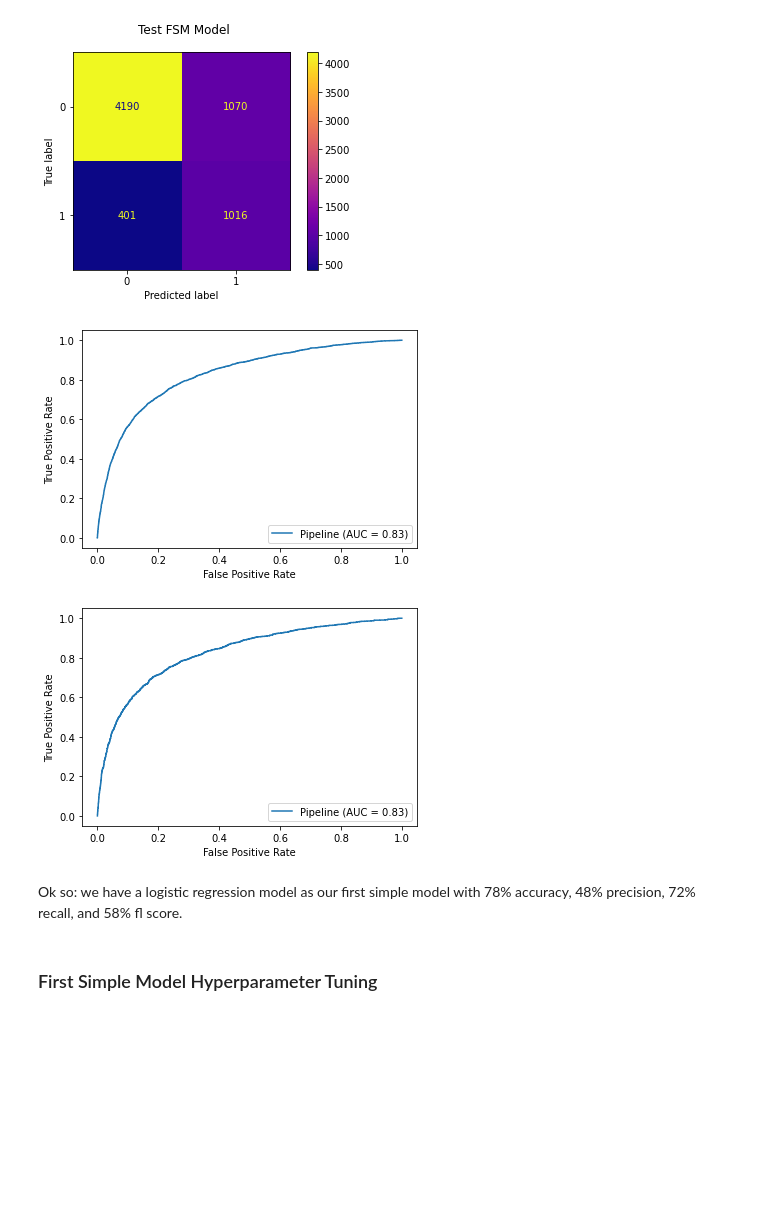
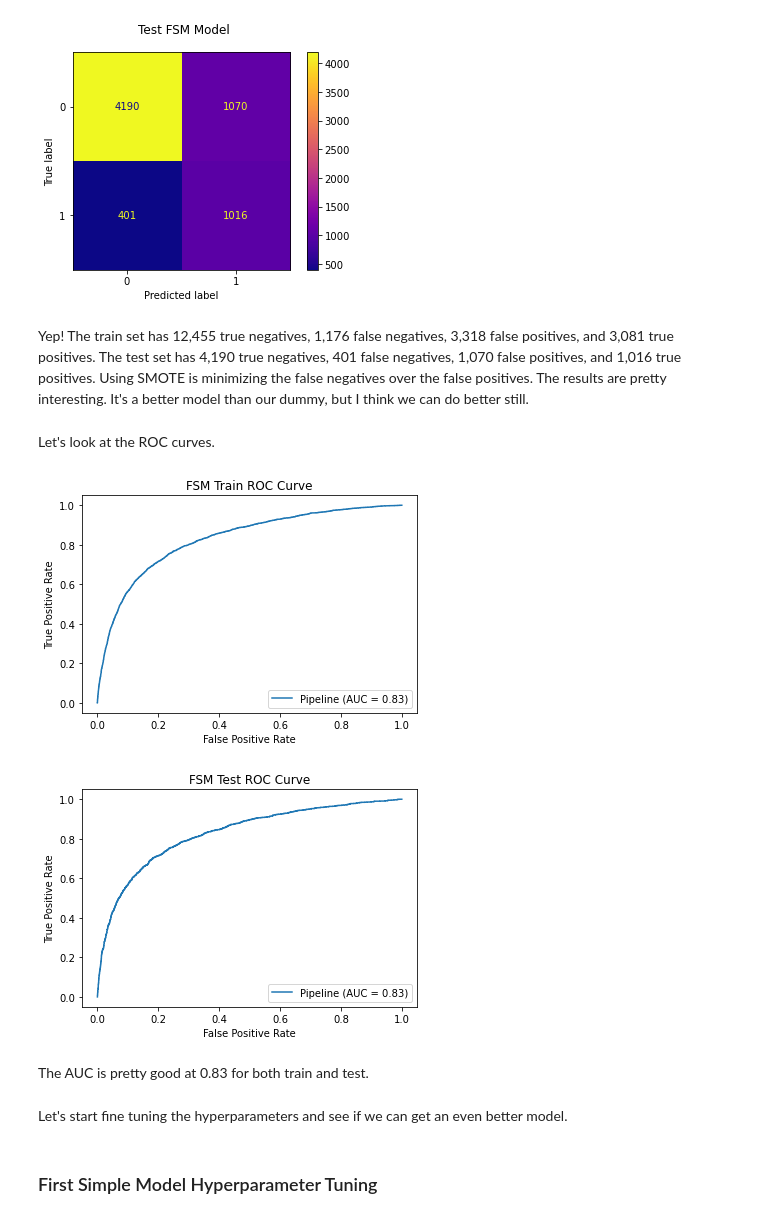
Before and after one commit to rachelhgoldstein/H1N1-Flu-Vaccines, a Jupyter notebook: Code/Model Analysis.ipynb, the cells around one changed output. Drawn from its saved outputs; the diff is of its cells as text; code cells hidden in the pictures; blank space fills up the shorter version.

```diff
--- a/Code/Model Analysis.ipynb
+++ b/Code/Model Analysis.ipynb
@@ -372,9 +391,10 @@ cat_pipe = Pipeline(steps=[
     ('ohe', OneHotEncoder(sparse=False, handle_unknown='ignore'))
 ])
 # %%
+# put them in the column transformer
 CT = ColumnTransformer(transformers=[
     ('bin_pipe', bin_pipe, bin_cols),
     ('ord_pipe', ord_pipe, ord_cols),
     ('cat_pipe', cat_pipe, cat_cols)
-])
+], remainder='passthrough')
 # %% [markdown]
@@ -639,17 +628,25 @@ fig.suptitle('Test FSM Model')
 plot_confusion_matrix(fsm_pipe, X_test, y_test, ax=ax, cmap='plasma');
 # %% [output]
 [figure]
+# %% [markdown]
+Yep! The train set has 12,455 true negatives, 1,176 false negatives, 3,318 false positives, and 3,081 true positives. The test set has 4,190 true negatives, 401 false negatives, 1,070 false positives, and 1,016 true positives. Using SMOTE is minimizing the false negatives over the false positives. The results are pretty interesting. It's a better model than our dummy, but I think we can do better still.
+# %% [markdown]
+Let's look at the ROC curves.
 # %%
 # roc curve
-plot_roc_curve(fsm_pipe, X_train, y_train);
+plot_roc_curve(fsm_pipe, X_train, y_train)
+plt.title('FSM Train ROC Curve');
 # %% [output]
-[figure, old version]
+[figure, new version]
 # %%
-plot_roc_curve(fsm_pipe, X_test, y_test);
+plot_roc_curve(fsm_pipe, X_test, y_test)
+plt.title('FSM Test ROC Curve');
 # %% [output]
-[figure, old version]
+[figure, new version]
-# %% [markdown]
-Ok so: we have a logistic regression model as our first simple model with 78% accuracy, 48% precision, 72% recall, and 58% fl score.
+# %% [markdown]
+The AUC is pretty good at 0.83 for both train and test.
+# %% [markdown]
+Let's start fine tuning the hyperparameters and see if we can get an even better model.
 # %% [markdown]
 ### First Simple Model Hyperparameter Tuning
 # %% [markdown]
```
Also changed, not shown: parts of 204 cells of this notebook.
